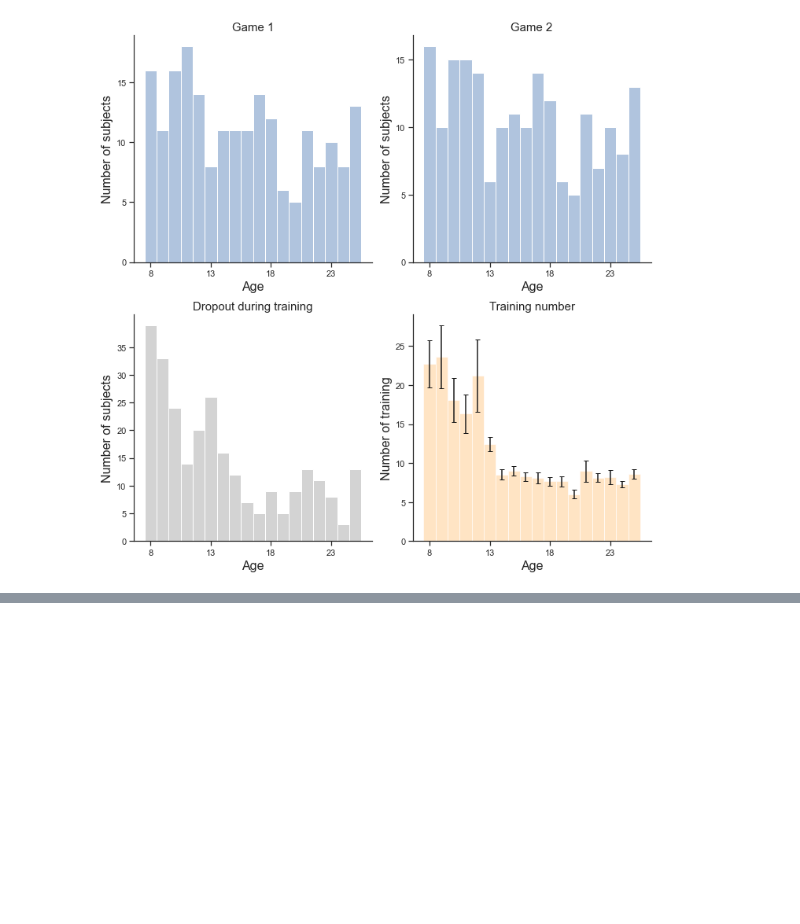
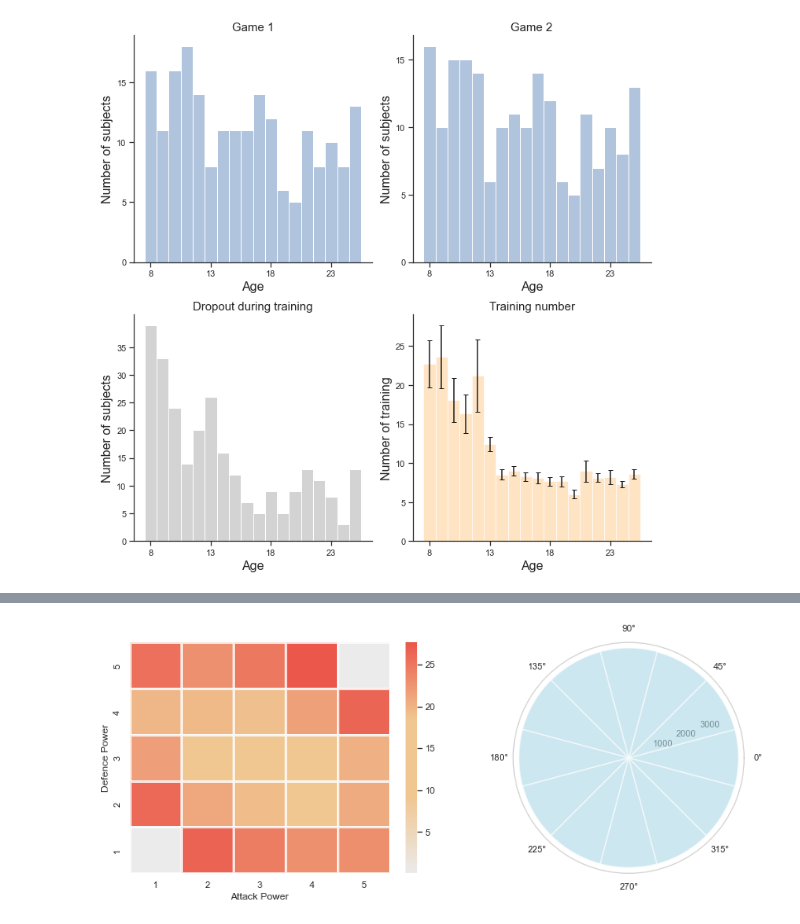
Before and after one commit to YukunQu/DCM, a Jupyter notebook: analysis/mri/figure/sf.ipynb, the cells around one changed output, grey strips where cells are left out. Saved outputs shown, nothing was run; the diff lists cells and outputs as text; code cells hidden in the pictures; blank space fills up the shorter version.

```diff
--- a/analysis/mri/figure/sf.ipynb
+++ b/analysis/mri/figure/sf.ipynb
@@ -4,6 +4,7 @@ import pandas as pd
 import seaborn as sns
 import matplotlib as mpl
 import matplotlib.pyplot as plt
+from scipy.stats import zscore
 from scipy.stats import pearsonr
 
 
@@ -17,6 +18,14 @@ mpl.rcParams['axes.spines.top'] = False
 mpl.rcParams['axes.spines.right'] = False
 mpl.rcParams['axes.spines.bottom'] = True
 mpl.rcParams['axes.spines.left'] = True
+
+# Set the default tick_params options for all axes
+mpl.rcParams['xtick.bottom'] = True
+mpl.rcParams['xtick.top'] = False
+mpl.rcParams['xtick.direction'] = 'out'
+mpl.rcParams['ytick.left'] = True
+mpl.rcParams['ytick.right'] = False
+mpl.rcParams['ytick.direction'] = 'out'
 # %% [markdown]
 # Supplemental figure1
 - More detailed Training precedure (?)
@@ -292,0 +199,76 @@ plt.show()
+# %%
+import matplotlib.pyplot as plt
+from matplotlib.colors import LinearSegmentedColormap
+
+df = pd.read_csv('/mnt/workdir/DCM/Result/paper/sf/sf2/trials_attribute.csv')
+#df = df[df['trial_corr']==1]
+m1_pos_matrix = np.zeros((5,5))
+m2_pos_matrix = np.zeros((5,5))
+
+for row in df.itertuples():
+    m1_pos_matrix[int(5-row.pic1_dp),int(row.pic1_ap-1)] +=1
+    m2_pos_matrix[int(5-row.pic2_dp),int(row.pic2_ap-1)] +=1
+
+pos_matrix = m1_pos_matrix + m2_pos_matrix
+
+fig, axs = plt.subplots(1, 2, figsize=(12,5))
+# define start and end color
+start_color = [0.9, 0.9, 0.9]
+middle_color1 = [0.9284313725490196, 0.7245098039215687, 0.46176470588235297]#'#f48c06'# white
+middle_color2 = [0.9284313725490196, 0.7245098039215687, 0.46176470588235297]#[252/255, 90/255, 60/255] # light orange
+end_color = [0.9019607843137255, 0.17647058823529413, 0.11764705882352941]#'#d00000'# red-orange
+
+# Create a colormap with more color distinction
+cmap = LinearSegmentedColormap.from_list("my_colormap", [start_color, middle_color1,middle_color2,end_color])
+
+
+# plot heatmap for position matrix
+sns.heatmap(pos_matrix/203, ax=axs[0],cmap=cmap,alpha=0.8,annot=False, fmt=".0f", annot_kws={"size": 12,"color": "black"},
+            cbar_kws={'ticks': [0,5,10,15,20,25]},
+            linecolor="white", linewidths=3)
+
+# change x and y-axis labels
+axs[0].set_xticklabels([1,2,3,4,5])
+axs[0].set_yticklabels([5,4,3,2,1])
+# Add x and y-axis titles
+axs[0].set_xlabel("Attack Power")
+axs[0].set_ylabel("Defence Power")
+
+def angle2binNum(angles):
+    alignedD_360 = [a % 360 for a in angles]
+    anglebinNum = [round(a/30)+1 for a in alignedD_360]
+    anglebinNum = [1 if binN == 13 else binN for binN in anglebinNum]
+
+    # Compute pie slices
+    N = int(360/30)
+    theta = np.linspace(0, 2 * np.pi, N, endpoint=False)
+    binsAngleNum = []
+    for binNum in range(1,13):
+        binAngleNum = 0
+        for a in anglebinNum:
+            if a == binNum:
+                binAngleNum +=1
+        binsAngleNum.append(binAngleNum)
+    return binsAngleNum
+
+angles = df['angle'].to_list()
+# plot the distribution of the stalemate trials
+binsAngleNum = angle2binNum(angles)
+binsAngleNum = [b for b in binsAngleNum]
+N = int(360/30)
+theta = np.linspace(0, 2 * np.pi, N, endpoint=False)
+width = 2*np.pi / (N)
+
+# Polar plot
+axs[1] = plt.subplot(1,2,2, projection='polar')
+axs[1].bar(theta, binsAngleNum,width=width,bottom=0.0, alpha=0.6,linewidth=1.5,edgecolor='white',color='lightblue')
+axs[1].set_yticks([1000,2000,3000])
+axs[1].grid(alpha=0.6, color='white', lw=3)
+# Change the color of the x-axis line
+axs[1].spines['polar'].set_color('lightgrey')
+
+plt.tight_layout()
+plt.savefig('/mnt/workdir/DCM/Result/paper/sf/sf2/trials_sample/trials_sample_frequency.pdf',dpi=300,bbox_inches='tight',pad_inches=0,transparent=True)
+plt.show()
+# %% [output]
+[figure, added]
```
Also changed, not shown: parts of 21 cells of this notebook, 21 other files.
